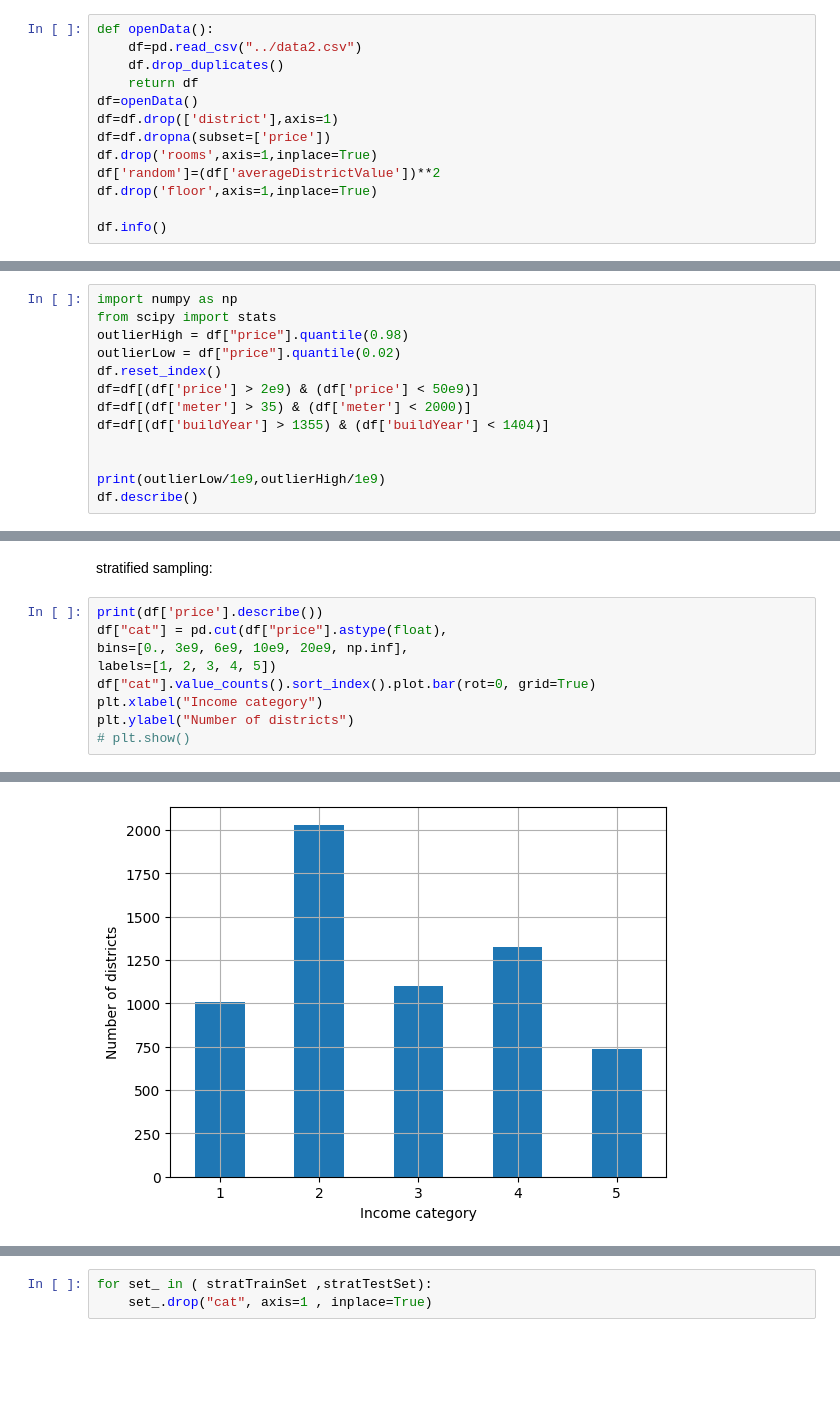
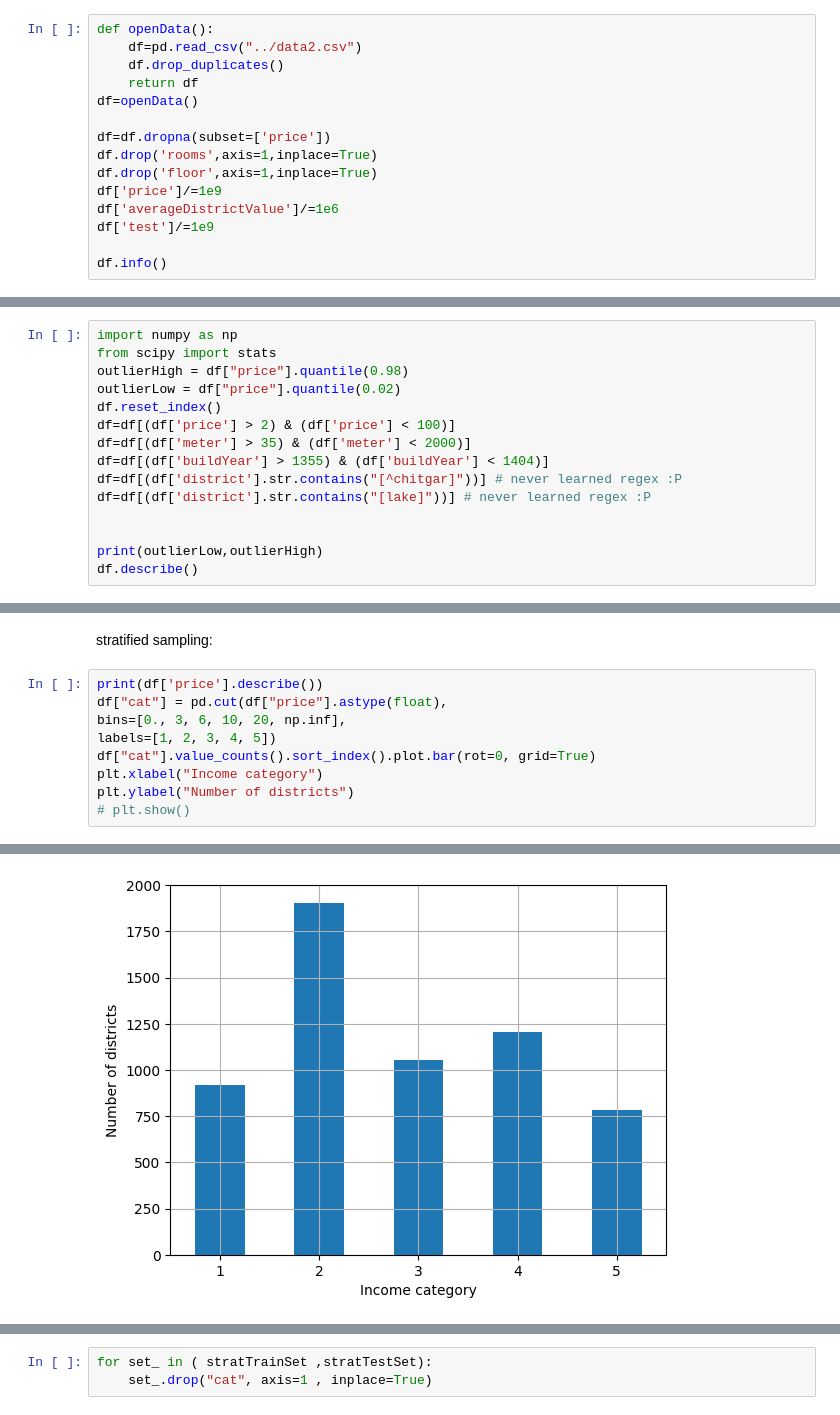
Before and after one commit to mehanalavimajd/pelot, a Jupyter notebook: model/train.ipynb, the cells around one changed output, grey strips where cells are left out. Cells and saved outputs as stored; diff of their text form; blank space fills up the shorter version.

```diff
--- a/model/train.ipynb
+++ b/model/train.ipynb
@@ -8,11 +8,13 @@ def openData():
     df.drop_duplicates()
     return df
 df=openData()
-df=df.drop(['district'],axis=1)
+
 df=df.dropna(subset=['price'])
 df.drop('rooms',axis=1,inplace=True)
-df['random']=(df['averageDistrictValue'])**2
 df.drop('floor',axis=1,inplace=True)
+df['price']/=1e9
+df['averageDistrictValue']/=1e6
+df['test']/=1e9
 
 df.info()
 # %% [output]
@@ -70,11 +72,13 @@ from scipy import stats
 outlierHigh = df["price"].quantile(0.98)
 outlierLow = df["price"].quantile(0.02)
 df.reset_index()
-df=df[(df['price'] > 2e9) & (df['price'] < 50e9)]
+df=df[(df['price'] > 2) & (df['price'] < 100)]
 df=df[(df['meter'] > 35) & (df['meter'] < 2000)]
 df=df[(df['buildYear'] > 1355) & (df['buildYear'] < 1404)]
+df=df[(df['district'].str.contains("[^chitgar]"))] # never learned regex :P
+df=df[(df['district'].str.contains("[lake]"))] # never learned regex :P
 
 
-print(outlierLow/1e9,outlierHigh/1e9)
+print(outlierLow,outlierHigh)
 df.describe()
 # %% [output]
@@ -109,7 +113,7 @@ stratified sampling:
 # %%
 print(df['price'].describe())
 df["cat"] = pd.cut(df["price"].astype(float),
-bins=[0., 3e9, 6e9, 10e9, 20e9, np.inf],
+bins=[0., 3, 6, 10, 20, np.inf],
 labels=[1, 2, 3, 4, 5])
 df["cat"].value_counts().sort_index().plot.bar(rot=0, grid=True)
 plt.xlabel("Income category")
@@ -127,6 +131,6 @@ max      4.990000e+10
 Name: price, dtype: float64
 Text(0, 0.5, 'Number of districts')
-[figure, old version]
+[figure, new version]
 # %%
 from sklearn.model_selection import StratifiedShuffleSplit
 
```
Also changed, not shown: parts of 12 cells of this notebook, 6 other files.
